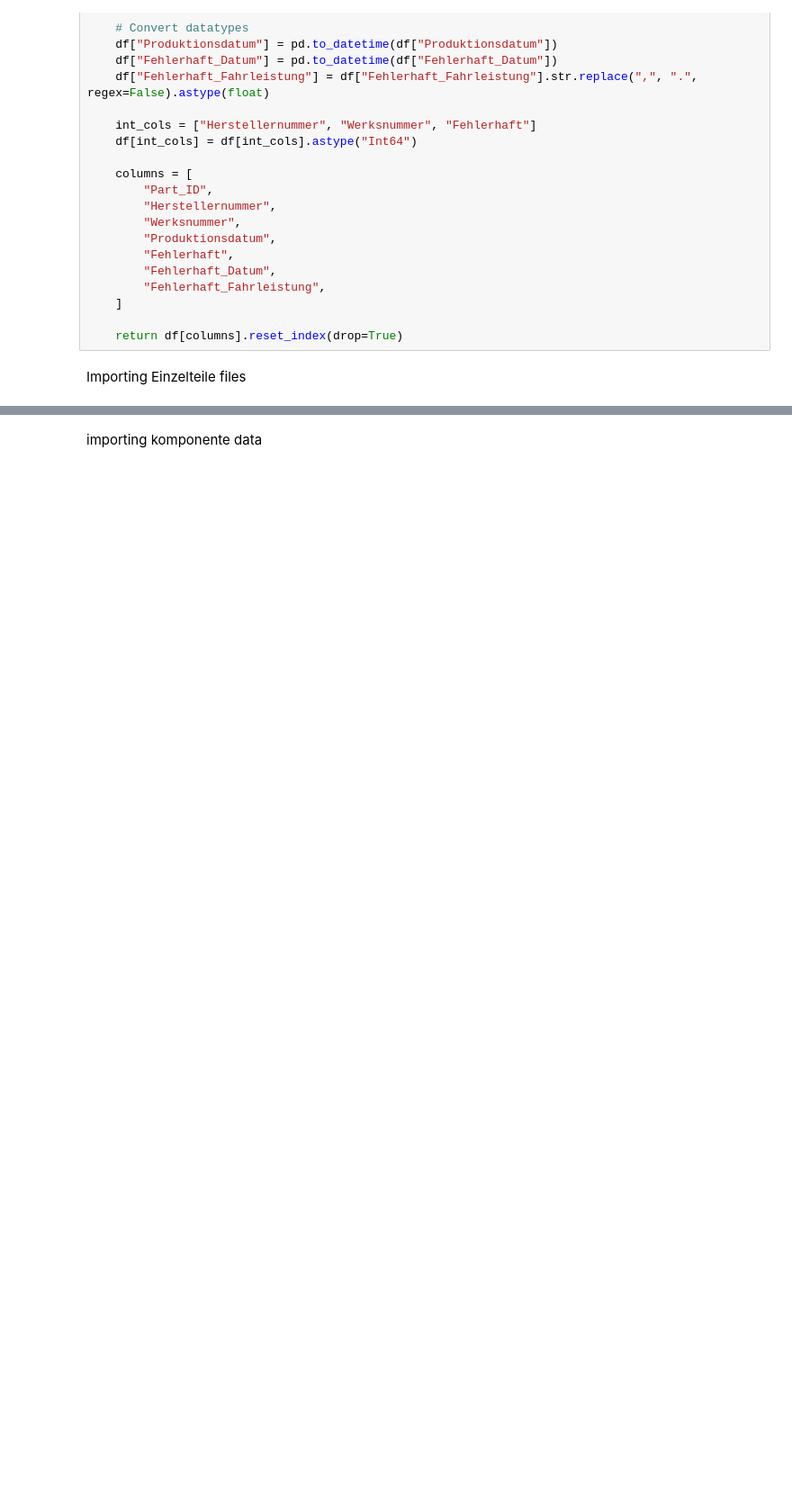
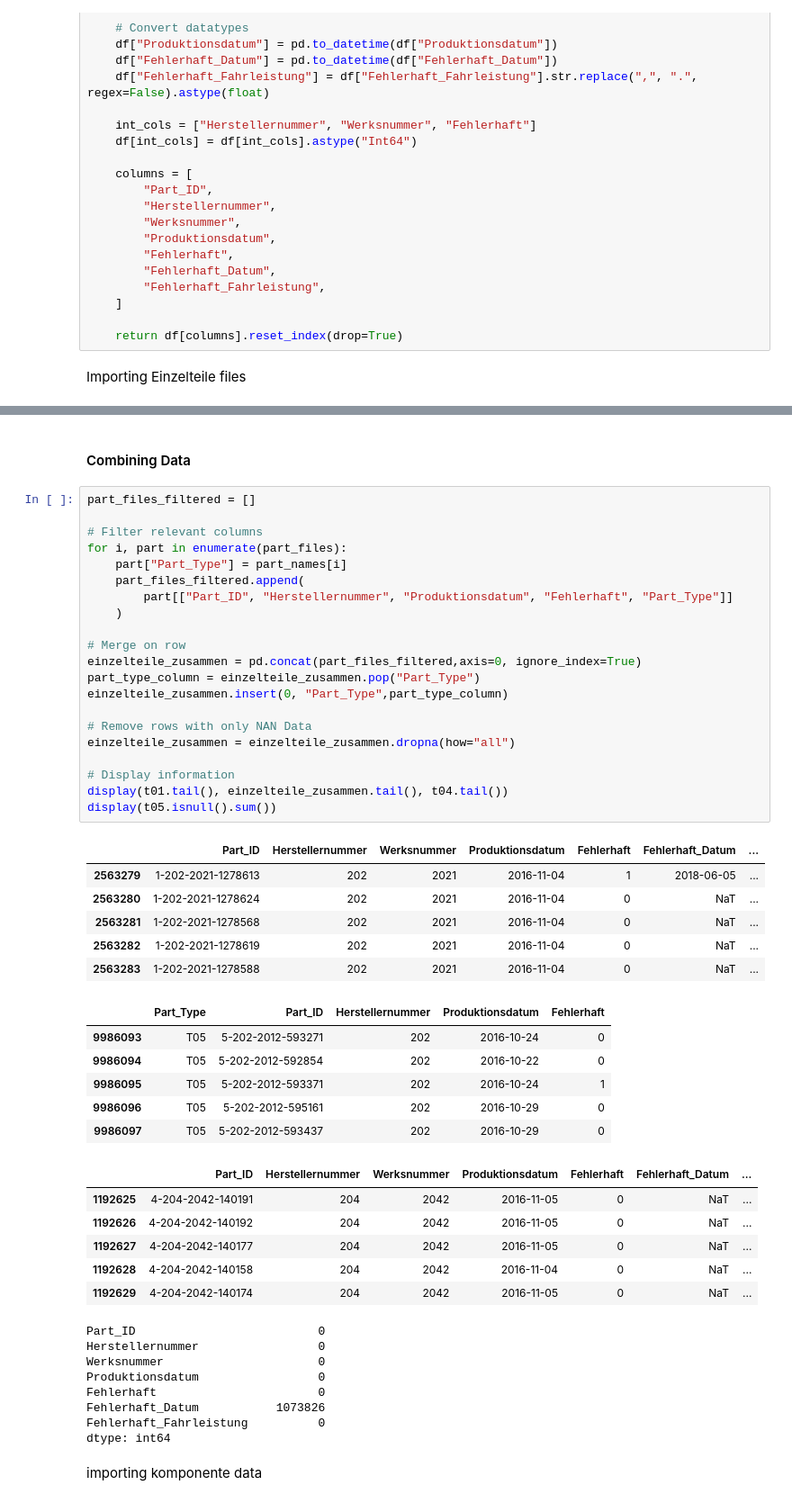
Before and after one commit to Teddy131/IDA-GROUP, a Jupyter notebook: final_data.ipynb, the cells around one changed output, grey strips where cells are left out. Shown at 90% size. Drawn from its saved outputs; the diff is of its cells as text; blank space fills up the shorter version.

Commit message:
combining explorative data analysis

```diff
--- a/final_data.ipynb
+++ b/final_data.ipynb
@@ -118,3 +297,53 @@ dtype: int64
+# %% [markdown]
+#### Combining Data
+# %%
+part_files_filtered = []
+
+# Filter relevant columns
+for i, part in enumerate(part_files):
+    part["Part_Type"] = part_names[i]
+    part_files_filtered.append(
+        part[["Part_ID", "Herstellernummer", "Produktionsdatum", "Fehlerhaft", "Part_Type"]]
+    )
+
+# Merge on row
+einzelteile_zusammen = pd.concat(part_files_filtered,axis=0, ignore_index=True)
+part_type_column = einzelteile_zusammen.pop("Part_Type")
+einzelteile_zusammen.insert(0, "Part_Type",part_type_column)
+
+# Remove rows with only NAN Data
+einzelteile_zusammen = einzelteile_zusammen.dropna(how="all")
+
+# Display information
+display(t01.tail(), einzelteile_zusammen.tail(), t04.tail())
+display(t05.isnull().sum())
+# %% [output]
+|  | Part_ID | Herstellernummer | Werksnummer | Produktionsdatum | Fehlerhaft | Fehlerhaft_Datum | ... |
+| 2563279 | 1-202-2021-1278613 | 202 | 2021 | 2016-11-04 | 1 | 2018-06-05 | ... |
+| 2563280 | 1-202-2021-1278624 | 202 | 2021 | 2016-11-04 | 0 | NaT | ... |
+| 2563281 | 1-202-2021-1278568 | 202 | 2021 | 2016-11-04 | 0 | NaT | ... |
+| 2563282 | 1-202-2021-1278619 | 202 | 2021 | 2016-11-04 | 0 | NaT | ... |
+| 2563283 | 1-202-2021-1278588 | 202 | 2021 | 2016-11-04 | 0 | NaT | ... |
+|  | Part_Type | Part_ID | Herstellernummer | Produktionsdatum | Fehlerhaft |
+| 9986093 | T05 | 5-202-2012-593271 | 202 | 2016-10-24 | 0 |
+| 9986094 | T05 | 5-202-2012-592854 | 202 | 2016-10-22 | 0 |
+| 9986095 | T05 | 5-202-2012-593371 | 202 | 2016-10-24 | 1 |
+| 9986096 | T05 | 5-202-2012-595161 | 202 | 2016-10-29 | 0 |
+| 9986097 | T05 | 5-202-2012-593437 | 202 | 2016-10-29 | 0 |
+|  | Part_ID | Herstellernummer | Werksnummer | Produktionsdatum | Fehlerhaft | Fehlerhaft_Datum | ... |
+| 1192625 | 4-204-2042-140191 | 204 | 2042 | 2016-11-05 | 0 | NaT | ... |
+| 1192626 | 4-204-2042-140192 | 204 | 2042 | 2016-11-05 | 0 | NaT | ... |
+| 1192627 | 4-204-2042-140177 | 204 | 2042 | 2016-11-05 | 0 | NaT | ... |
+| 1192628 | 4-204-2042-140158 | 204 | 2042 | 2016-11-04 | 0 | NaT | ... |
+| 1192629 | 4-204-2042-140174 | 204 | 2042 | 2016-11-05 | 0 | NaT | ... |
+Part_ID                          0
+Herstellernummer                 0
+Werksnummer                      0
+Produktionsdatum                 0
+Fehlerhaft                       0
+Fehlerhaft_Datum           1073826
+Fehlerhaft_Fahrleistung          0
+dtype: int64
 # %% [markdown]
 importing komponente data
 # %%
```
Also changed, not shown: parts of 13 cells of this notebook, 2 other files.
